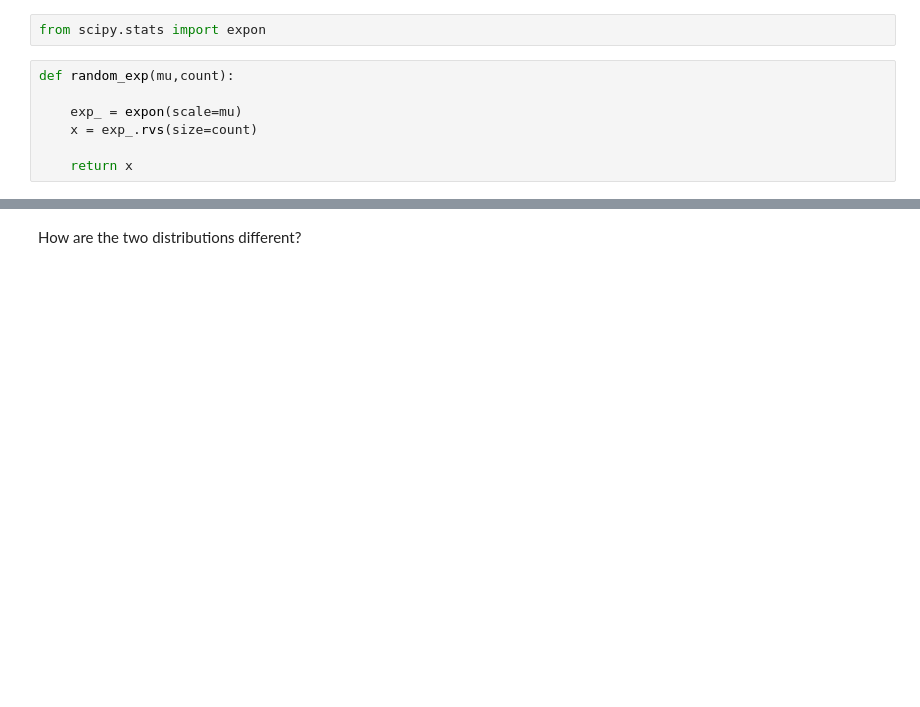
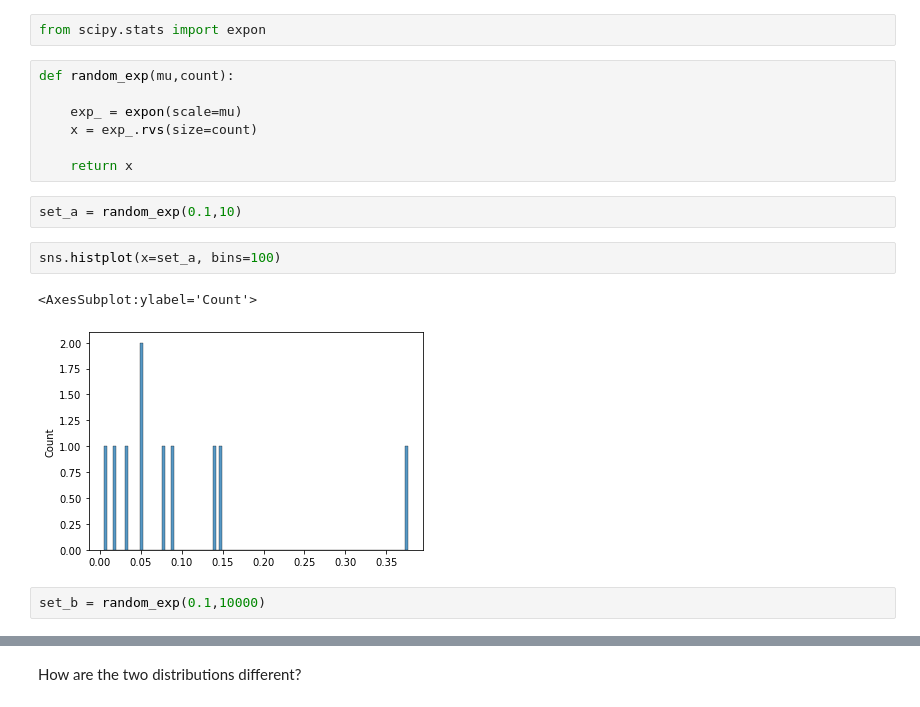
Before and after one commit to Ironhack-Data-Madrid-Agosto-2021/lab-continuous-probability-distributions, a Jupyter notebook: your-code/main.ipynb, the cells around one changed output, grey strips where cells are left out. Saved outputs shown, nothing was run; the diff lists cells and outputs as text; blank space fills up the shorter version.

```diff
--- a/your-code/main.ipynb
+++ b/your-code/main.ipynb
@@ -218,3 +218,12 @@ def random_exp(mu,count):
     x = exp_.rvs(size=count)
 
     return x
+# %%
+set_a = random_exp(0.1,10)
+# %%
+sns.histplot(x=set_a, bins=100)
+# %% [output]
+<AxesSubplot:ylabel='Count'>
+[figure, added]
+# %%
+set_b = random_exp(0.1,10000)
```
Also changed, not shown: parts of 11 cells of this notebook.
